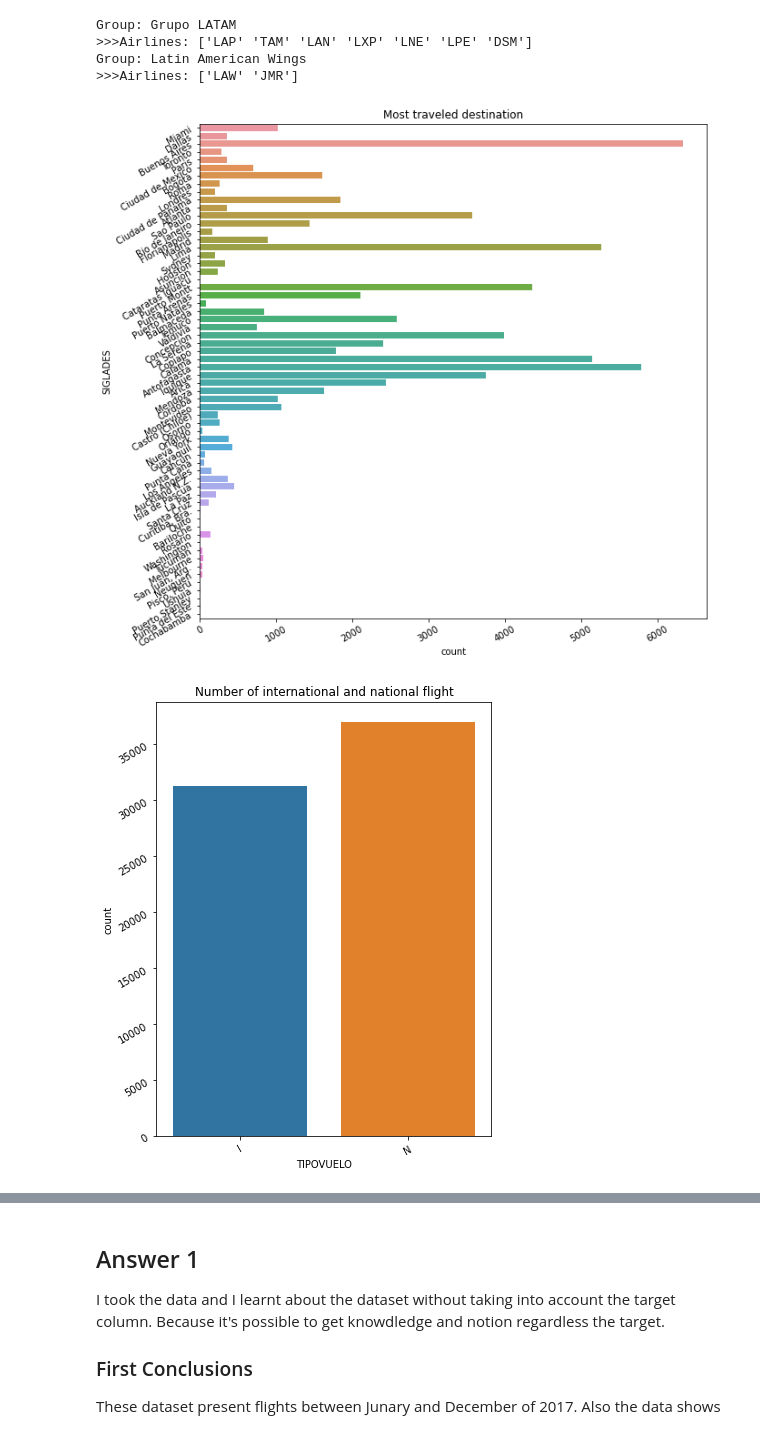
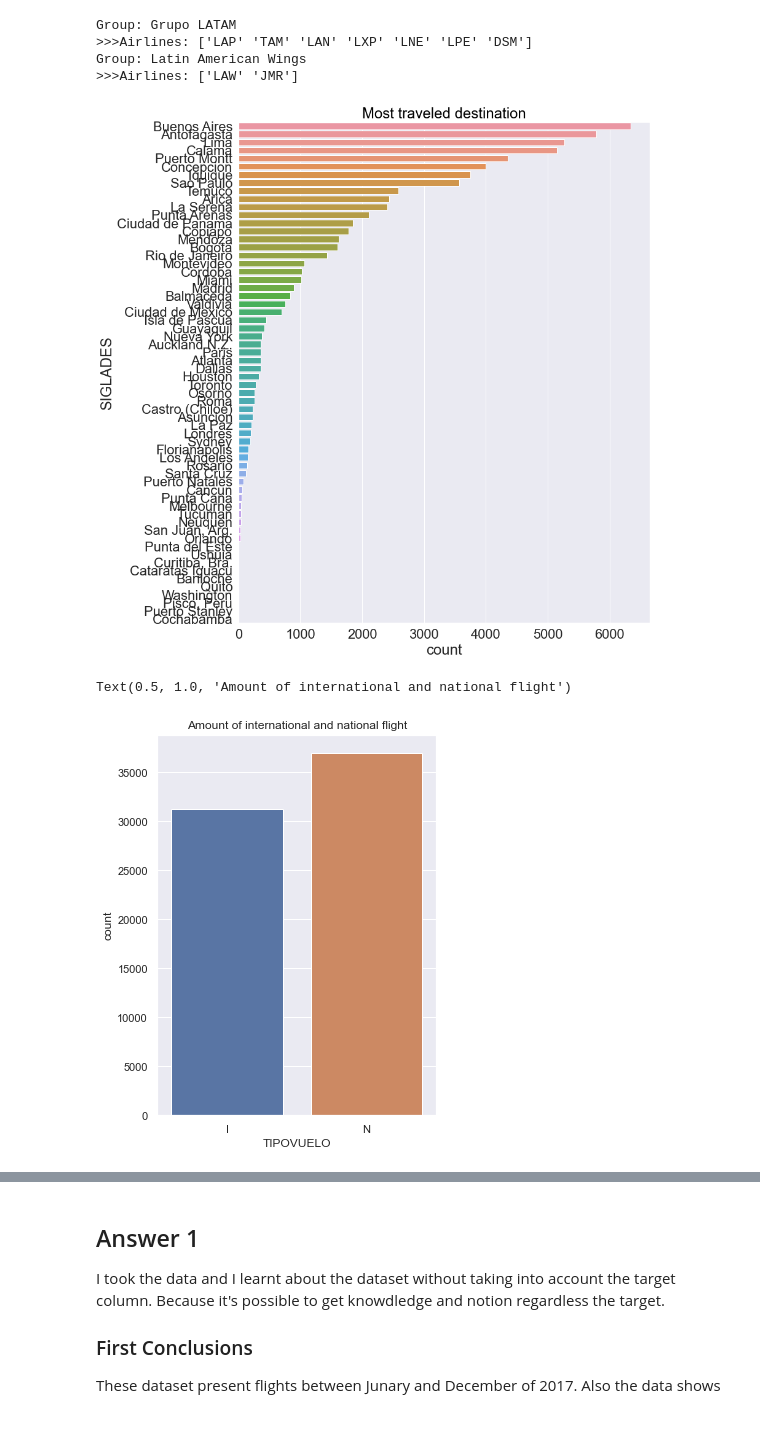
Before and after one commit to nestornav/ml_airplane_delay, a Jupyter notebook: solution.ipynb, the cells around one changed output, grey strips where cells are left out. Saved outputs shown, nothing was run; the diff lists cells and outputs as text; code cells hidden in the pictures.

```diff
--- a/solution.ipynb
+++ b/solution.ipynb
@@ -136,17 +136,17 @@ Group: Grupo LATAM
 Group: Latin American Wings
 >>>Airlines: ['LAW' 'JMR']
 # %%
-fig = plt.figure(figsize=(10, 10))
-seaborn.countplot(y=df['SIGLADES'])
+fig = plt.figure(figsize=(12, 15))
+seaborn.countplot(y=df['SIGLADES'],  order=df.SIGLADES.value_counts().index)
 plt.title('Most traveled destination')
-plt.tick_params(labelrotation=30)
+plt.tick_params(labelrotation=0)
 # %% [output]
-[figure, old version]
+[figure, new version]
 # %%
-fig = plt.figure(figsize=(6, 8))
+fig = plt.figure(figsize=(5, 7))
 seaborn.countplot(x=df['TIPOVUELO'])
-plt.title('Number of international and national flight')
-plt.tick_params(labelrotation=30)
+plt.title('Amount of international and national flight')
 # %% [output]
+Text(0.5, 1.0, 'Amount of international and national flight')
-[figure, old version]
+[figure, new version]
 # %%
```
Also changed, not shown: parts of 27 cells of this notebook, 1 other file.
